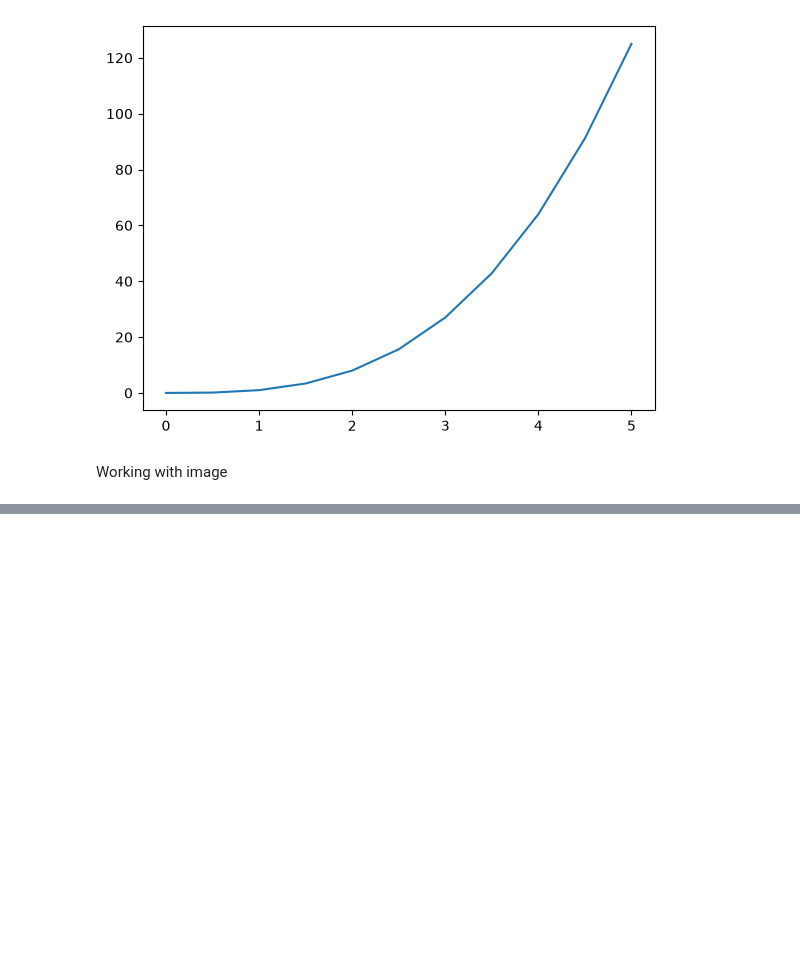
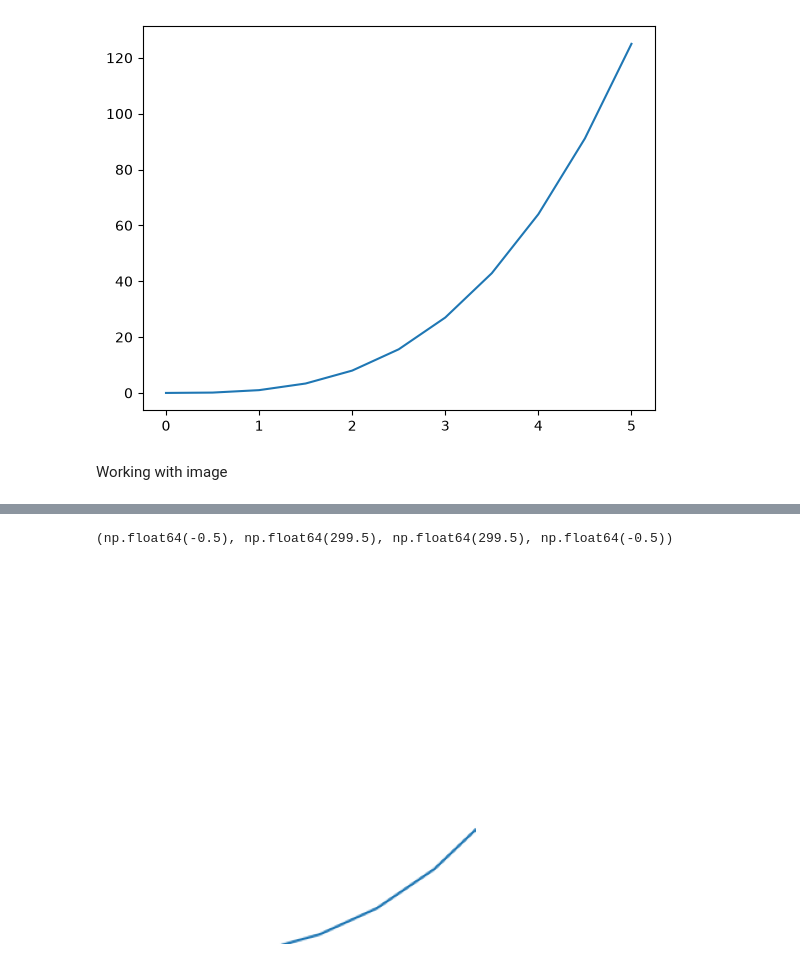
Before and after one commit to Niraj2005kumar/numPy, a Jupyter notebook: PANDAS/Matplotlib/matplotib.ipynb, the cells around one changed output, grey strips where cells are left out. Saved outputs shown, nothing was run; the diff lists cells and outputs as text; code cells hidden in the pictures; blank space fills up the shorter version.

```diff
--- a/PANDAS/Matplotlib/matplotib.ipynb
+++ b/PANDAS/Matplotlib/matplotib.ipynb
@@ -91,0 +101,7 @@ Working with image
+# %%
+cropped_img = img[100:400, 100:400]  # esse image ko crop kiya ja sakta hai
+plt.imshow(cropped_img)
+plt.axis("off")
+# %% [output]
+(np.float64(-0.5), np.float64(299.5), np.float64(299.5), np.float64(-0.5))
+[figure, added]
```
Also changed, not shown: parts of 5 cells of this notebook.
